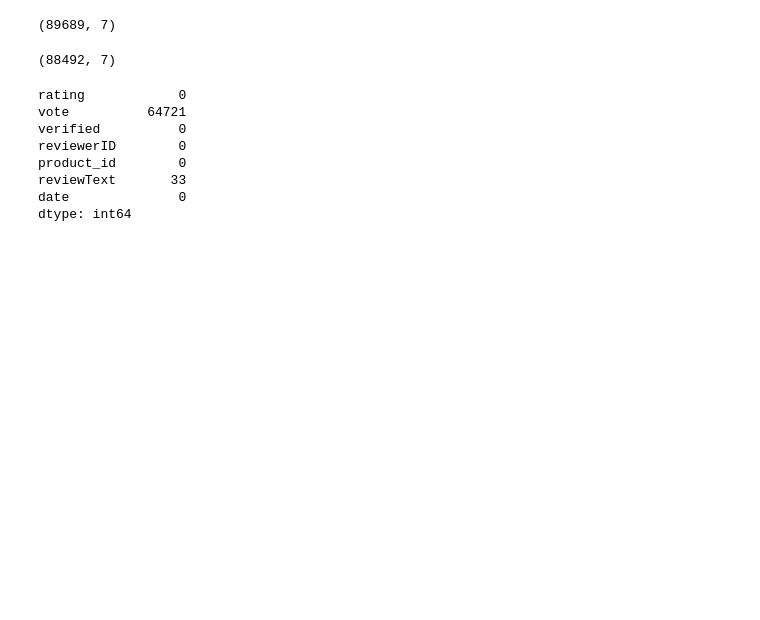
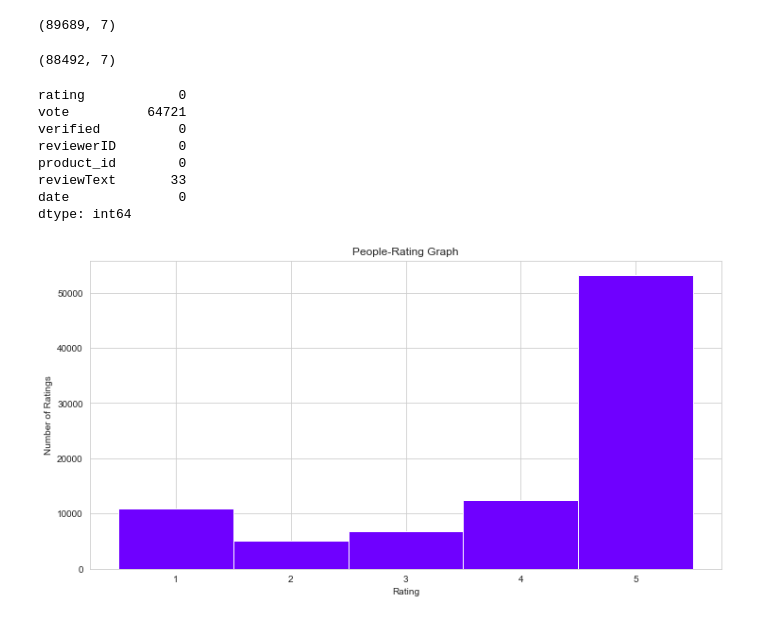
Before and after one commit to arham-rumi/amazon-product-reviews-exploratory-data-analysis, a Jupyter notebook: Amazon-Product-Reviews-EDA/Amazon-Reviews-EDA.ipynb, the cells around one changed output. Drawn from its saved outputs; the diff is of its cells as text; code cells hidden in the pictures; blank space fills up the shorter version.

```diff
--- a/Amazon-Product-Reviews-EDA/Amazon-Reviews-EDA.ipynb
+++ b/Amazon-Product-Reviews-EDA/Amazon-Reviews-EDA.ipynb
@@ -109,3 +109,12 @@ product_id        0
 reviewText       33
 date              0
 dtype: int64
+# %%
+df["rating"].hist(bins=[0.5,1.5,2.5,3.5,4.5,5.5], figsize=(12,6), grid=True, color="#6f00ff")
+
+plt.title("People-Rating Graph")
+plt.xlabel("Rating")
+plt.ylabel("Number of Ratings")
+plt.show()
+# %% [output]
+[figure, added]
```
Also changed, not shown: parts of 9 cells of this notebook.
